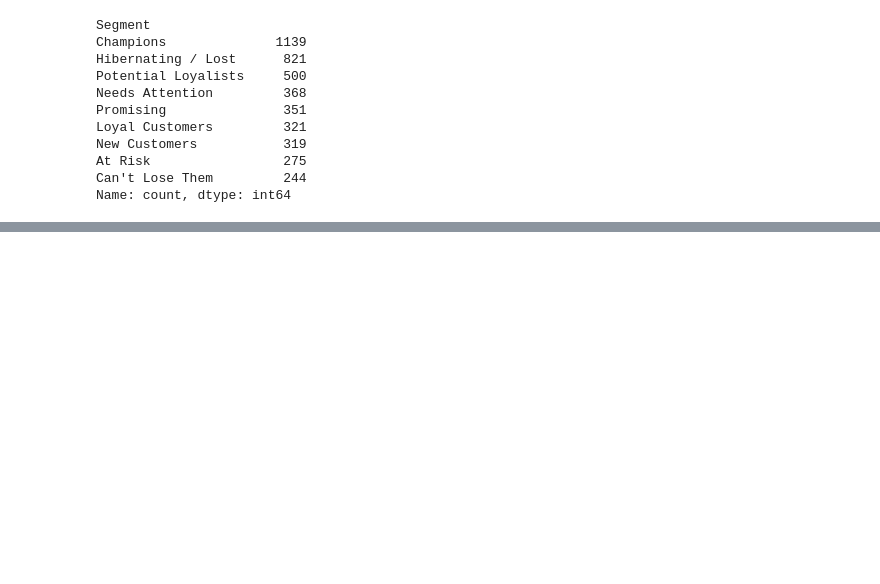
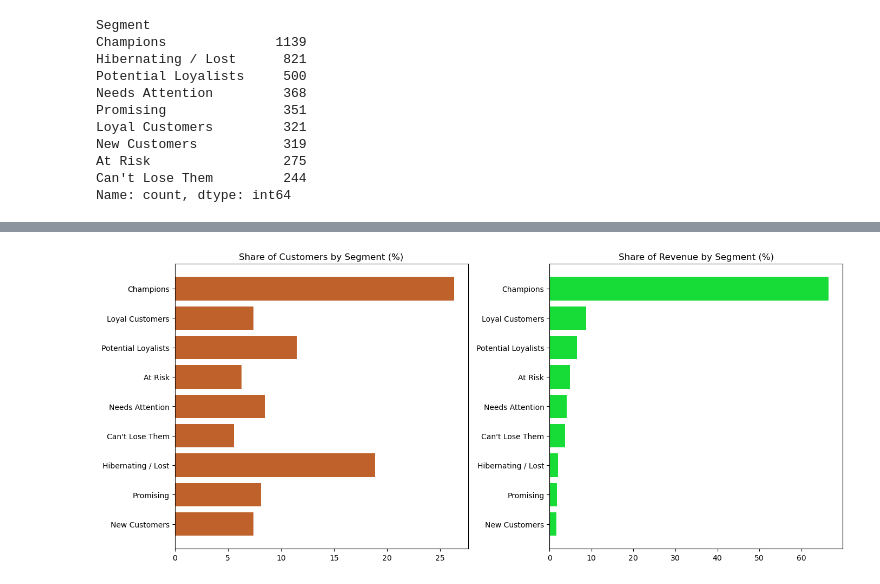
Before and after one commit to itsayushydv/data-analytics-projects, a Jupyter notebook: ecom/notebook/rfm.ipynb, the cells around one changed output, grey strips where cells are left out. Saved outputs shown, nothing was run; the diff lists cells and outputs as text; code cells hidden in the pictures; blank space fills up the shorter version.

Commit message:
data: add RFM segment and share image to outputs

```diff
--- a/ecom/notebook/rfm.ipynb
+++ b/ecom/notebook/rfm.ipynb
@@ -122,0 +127,13 @@ Name: count, dtype: int64
+# %%
+segment_summary = rfm.groupby('Segment').agg(
+    Customers=('customerid', 'count'),
+    Avg_Recency=('Recency', 'mean'),
+    Avg_Frequency=('Frequency', 'mean'),
+    Avg_Monetary=('Monetary', 'mean'),
+    Total_Revenue=('Monetary', 'sum')
+).sort_values('Total_Revenue', ascending=False)
+
+segment_summary['Pct_of_Customers'] = (segment_summary['Customers'] / segment_summary['Customers'].sum() * 100).round(1)
+segment_summary['Pct_of_Revenue'] = (segment_summary['Total_Revenue'] / segment_summary['Total_Revenue'].sum() * 100).round(1)
+
+segment_summary.round(1)
@@ -122,0 +152,18 @@ Name: count, dtype: int64
+# %%
+fig, axes = plt.subplots(1, 2, figsize=(14, 6))
+
+order = segment_summary.index
+
+axes[0].barh(order, segment_summary['Pct_of_Customers'], color='#BF612A')
+axes[0].set_title('Share of Customers by Segment (%)')
+axes[0].invert_yaxis()
+
+axes[1].barh(order, segment_summary['Pct_of_Revenue'], color='#17DC38')
+axes[1].set_title('Share of Revenue by Segment (%)')
+axes[1].invert_yaxis()
+
+plt.tight_layout()
+plt.savefig('rfm_segment_share.png', bbox_inches='tight')
+plt.show()
+# %% [output]
+[figure, added]
```
Also changed, not shown: parts of 2 cells of this notebook, 1 other file.
